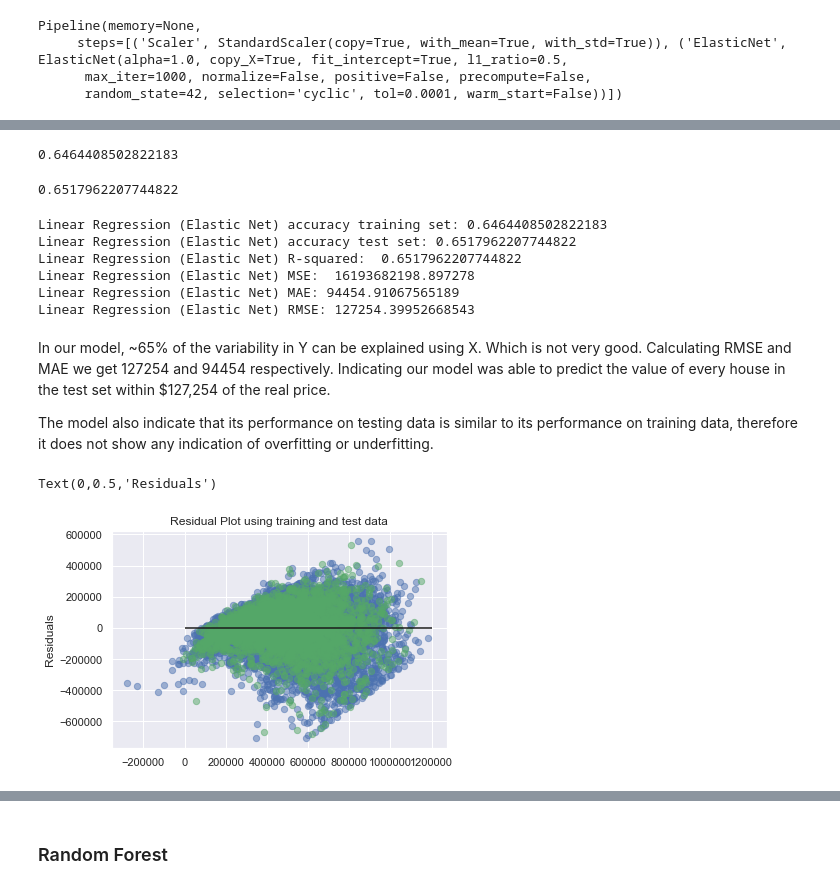
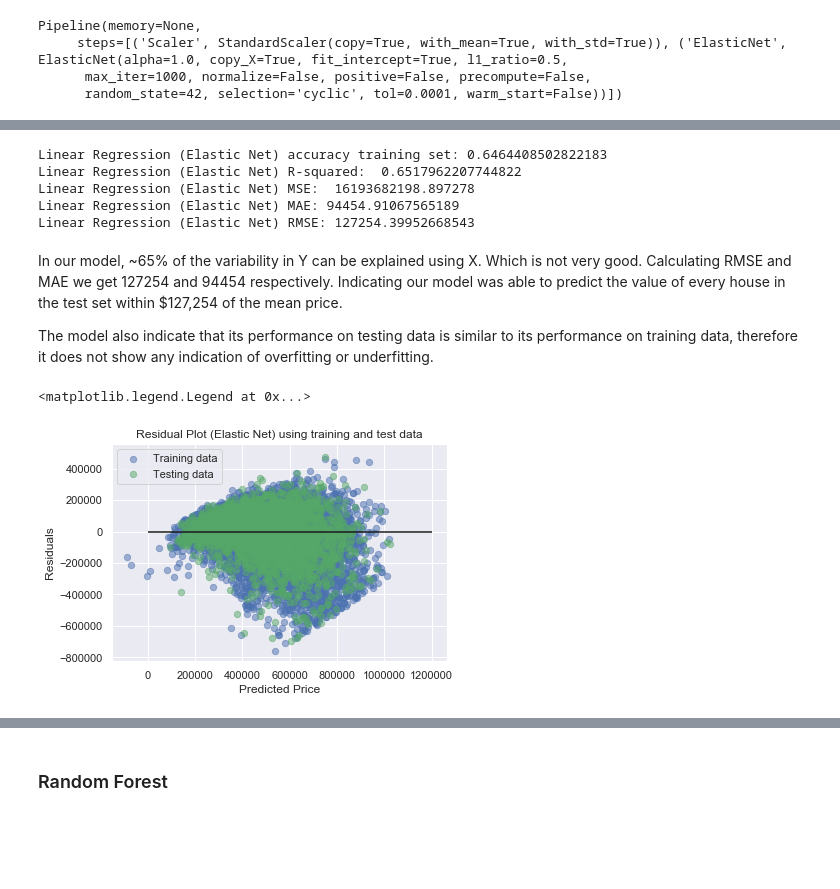
Before and after one commit to mwon3919/Springboard_Captstone1, a Jupyter notebook: Springboard_capstoneproject1.ipynb, the cells around one changed output, grey strips where cells are left out. Saved outputs shown, nothing was run; the diff lists cells and outputs as text; code cells hidden in the pictures; blank space fills up the shorter version.

```diff
--- a/Springboard_capstoneproject1.ipynb
+++ b/Springboard_capstoneproject1.ipynb
@@ -1929,0 +1863,6 @@ We want to know if the model has learned properly from a training split.
+# %%
+Scaled_Reg = Pipeline(
+    [('Scaler', StandardScaler()),
+    ('Reg', LinearRegression())])
+# %%
+Scaled_Reg.fit(X_train,y_train)
@@ -1930,11 +1953,11 @@ We want to know if the model has learned properly from a training split.
 # %% [markdown]
 ### Elastic Net
 # %%
-elastic = Pipeline(
+Scaled_elastic = Pipeline(
     [('Scaler', StandardScaler()),
     ('ElasticNet', ElasticNet(random_state = seed))])
 # %%
-elastic.fit(X_train,y_train)
+Scaled_elastic.fit(X_train,y_train)
 # %% [output]
 Pipeline(memory=None,
      steps=[('Scaler', StandardScaler(copy=True, with_mean=True, with_std=True)), ('ElasticNet', ElasticNet(alpha=1.0, copy_X=True, fit_intercept=True, l1_ratio=0.5,
@@ -1945,21 +1978,11 @@ pred = elastic.predict(X_test)
-# %%
-elastic.score(X_train,y_train)
-# %% [output]
-0.6464408502822183
-# %%
-elastic.score(X_test,y_test)
-# %% [output]
-0.6517962207744822
 # %%
-print('Linear Regression (Elastic Net) accuracy training set:', elastic.score(X_train,y_train))
-print('Linear Regression (Elastic Net) accuracy test set:', elastic.score(X_test,y_test))
-print('Linear Regression (Elastic Net) R-squared: ',performance_metric(y_test,pred) )
-print('Linear Regression (Elastic Net) MSE: ', mean_squared_error(y_test,pred))
-print('Linear Regression (Elastic Net) MAE:',mean_absolute_error(y_test,pred))
-print('Linear Regression (Elastic Net) RMSE:',np.sqrt(mean_squared_error(y_test,pred)))
+print('Linear Regression (Elastic Net) accuracy training set:', Scaled_elastic.score(X_train,y_train))
+print('Linear Regression (Elastic Net) R-squared: ',performance_metric(y_test,pred_el) )
+print('Linear Regression (Elastic Net) MSE: ', mean_squared_error(y_test,pred_el))
+print('Linear Regression (Elastic Net) MAE:',mean_absolute_error(y_test,pred_el))
+print('Linear Regression (Elastic Net) RMSE:',np.sqrt(mean_squared_error(y_test,pred_el)))
 # %% [output]
 Linear Regression (Elastic Net) accuracy training set: 0.6464408502822183
-Linear Regression (Elastic Net) accuracy test set: 0.6517962207744822
 Linear Regression (Elastic Net) R-squared:  0.6517962207744822
 Linear Regression (Elastic Net) MSE:  16193682198.897278
 Linear Regression (Elastic Net) MAE: 94454.91067565189
@@ -1967,13 +1996,15 @@ Linear Regression (Elastic Net) RMSE: 127254.39952668543
 # %% [markdown]
-In our model, ~65% of the variability in Y can be explained using X. Which is not very good. Calculating RMSE and MAE we get 127254 and 94454 respectively. Indicating our model was able to predict the value of every house in the test set within $127,254 of the real price.
+In our model, ~65% of the variability in Y can be explained using X. Which is not very good. Calculating RMSE and MAE we get 127254 and 94454 respectively. Indicating our model was able to predict the value of every house in the test set within $127,254 of the mean price.
 
 The model also indicate that its performance on testing data is similar to its performance on training data, therefore it does not show any indication of overfitting or underfitting.
 # %%
-plt.scatter(clf.predict(X_train),clf.predict(X_train)-y_train,c='b',s=40,alpha=0.5)
-plt.scatter(clf.predict(X_test),clf.predict(X_test)-y_test,c='g',s=40,alpha=0.5)
+plt.scatter(Scaled_elastic.predict(X_train),Scaled_elastic.predict(X_train)-y_train,c='b',s=40,alpha=0.5,label='Training data')
+plt.scatter(Scaled_elastic.predict(X_test),Scaled_elastic.predict(X_test)-y_test,c='g',s=40,alpha=0.5,label ='Testing data')
 plt.hlines(y=0,xmin=0, xmax=1200000)
-plt.title('Residual Plot using training and test data')
+plt.title('Residual Plot (Elastic Net) using training and test data')
+plt.xlabel('Predicted Price')
 plt.ylabel('Residuals')
+plt.legend()
 # %% [output]
-Text(0,0.5,'Residuals')
+<matplotlib.legend.Legend at 0x...>
-[figure, old version]
+[figure, new version]
```
Also changed, not shown: parts of 86 cells of this notebook, 1 other file.
